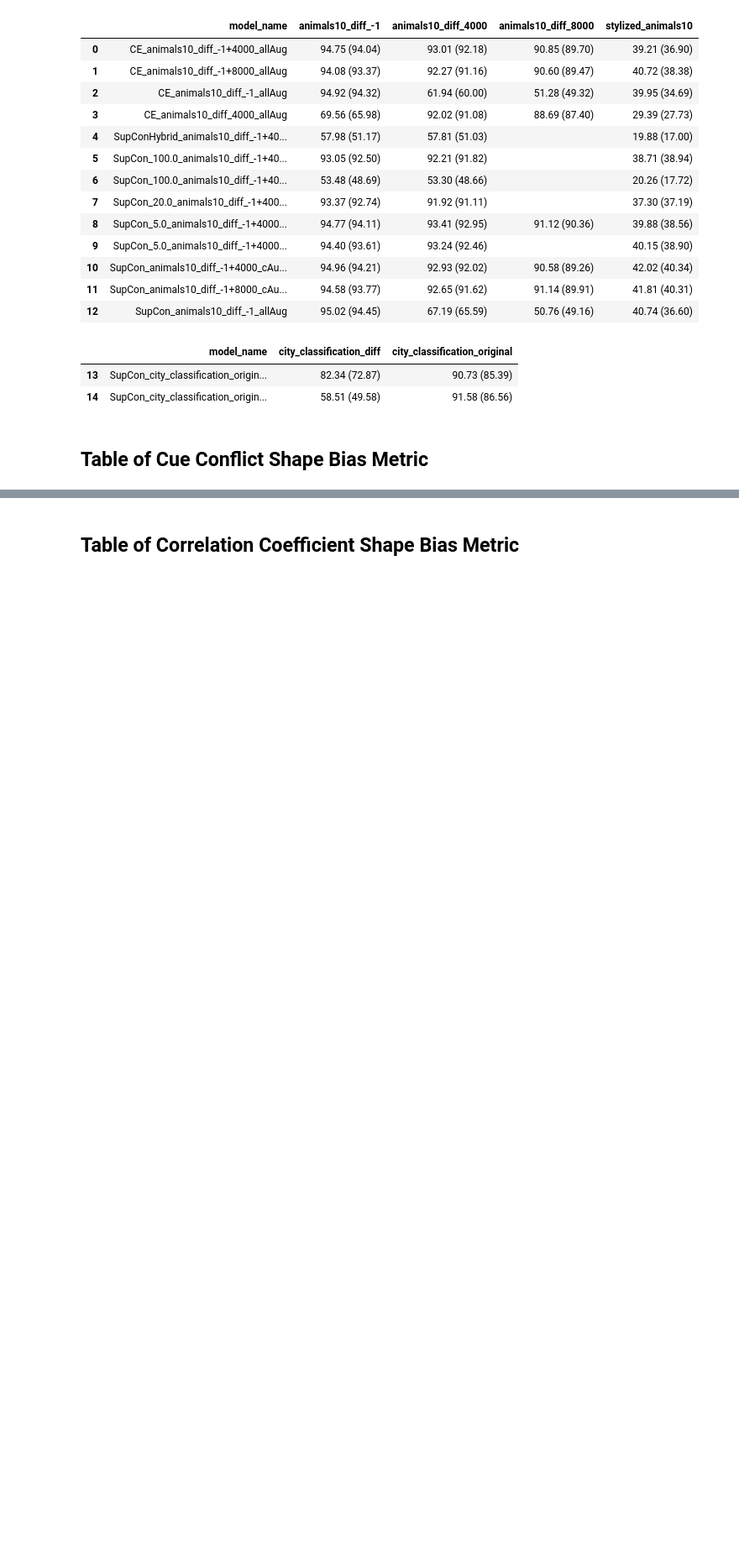
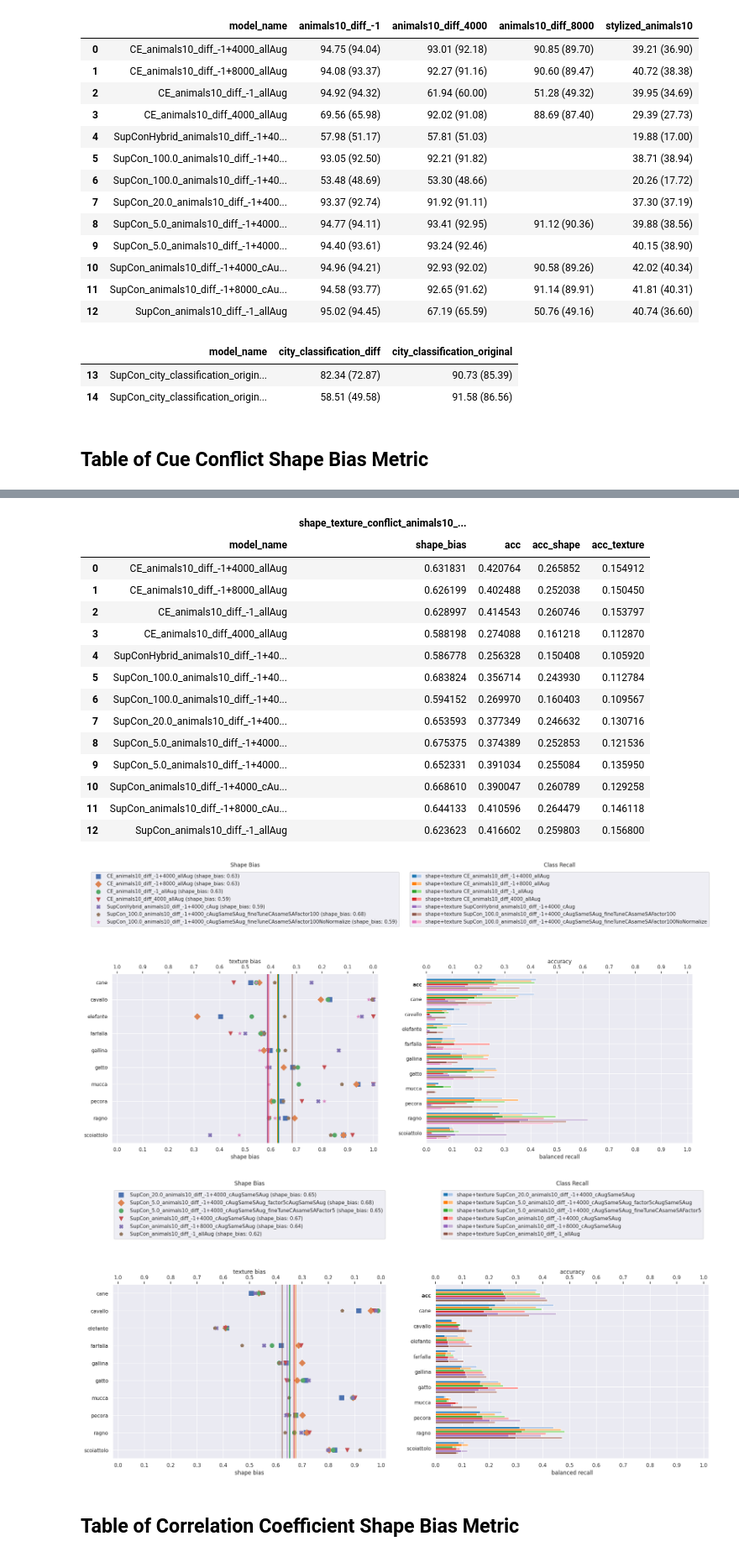
Before and after one commit to Thomas-Gottwald/SupContrastShape, a Jupyter notebook: validation_compile_results.ipynb, the cells around one changed output, grey strips where cells are left out. Shown at 84% size. Cells and saved outputs as stored; diff of their text form; code cells hidden in the pictures; blank space fills up the shorter version.

```diff
--- a/validation_compile_results.ipynb
+++ b/validation_compile_results.ipynb
@@ -3,11 +3,14 @@ import os
 import glob
 import numpy as np
 import pandas as pd
+import matplotlib.pyplot as plt
+import seaborn
 
 import util.util_validation as ut_val
 from util.util_logging import load_confusion_matrix
 
 pd.set_option('display.max_columns', None)
+seaborn.set_style("darkgrid")
 # %%
 epoch = "last"
 
@@ -104,11 +107,14 @@ for mn in df_modelNames["model_name"].values:
     cue_conf_paths = glob.glob(os.path.join(path_folder, f"val_{epoch}", "shapeBiasMetrics", "CueConflict", "*", "shape_bias.csv"))
     datasets_bias_all = datasets_bias_all.union([cue_conf_path.split('/')[-2] for cue_conf_path in cue_conf_paths])
 datasets_bias_all = sorted(datasets_bias_all)
+dset_cue_conf_plot_info_dict = dict()
 for dset in datasets_bias_all:
     bias_dict[f"{dset}_sb"] = []
     bias_dict[f"{dset}_acc"] = []
     bias_dict[f"{dset}_acc_s"] = []
     bias_dict[f"{dset}_acc_t"] = []
+
+    dset_cue_conf_plot_info_dict[dset] = [[], dict()]
 
 for mn in df_modelNames["model_name"].values:
     root_model, _ = models_dict[mn]
@@ -116,6 +122,7 @@ for mn in df_modelNames["model_name"].values:
 
     for dset in datasets_bias_all:
         cue_conf_dset_paths = glob.glob(os.path.join(path_folder, f"val_{epoch}", "shapeBiasMetrics", "CueConflict", dset, "shape_bias.csv"))
+        class_cue_conf_dset_paths = glob.glob(os.path.join(path_folder, f"val_{epoch}", "shapeBiasMetrics", "CueConflict", dset, "classes_shape_bias.csv"))
 
         if len(cue_conf_dset_paths) == 1:
             df_bias = pd.read_csv(cue_conf_dset_paths[0], index_col=0)
@@ -124,6 +131,12 @@ for mn in df_modelNames["model_name"].values:
             bias_dict[f"{dset}_acc"].append(acc)
             bias_dict[f"{dset}_acc_s"].append(acc_shape)
             bias_dict[f"{dset}_acc_t"].append(acc_texture)
+
+            if len(class_cue_conf_dset_paths) == 1:
+                df_bias.columns = [mn]
+                df_class_bias = pd.read_csv(class_cue_conf_dset_paths[0], index_col=0)
+                dset_cue_conf_plot_info_dict[dset][0].append(df_bias)
+                dset_cue_conf_plot_info_dict[dset][1][mn] = df_class_bias
         else:
             bias_dict[f"{dset}_sb"].append("")
             bias_dict[f"{dset}_acc"].append("")
@@ -134,5 +147,6 @@ df_bias = pd.DataFrame.from_dict(bias_dict)
 multiIndex_tuples = [("", "model_name")]
 for dset in datasets_bias_all:
     multiIndex_tuples.extend([(dset, "shape_bias"), (dset, "acc"), (dset, "acc_shape"), (dset, "acc_texture")])
+
+    dset_cue_conf_plot_info_dict[dset][0] = pd.concat(dset_cue_conf_plot_info_dict[dset][0], axis=1)
 df_bias.columns = pd.MultiIndex.from_tuples(multiIndex_tuples)
-df_bias.style.background_gradient(subset=datasets_bias_all, axis=None, gmap=df_bias[datasets_bias_all].map(lambda x: np.nan if x == '' else x))
@@ -157,3 +153,54 @@ df_bias.style.background_gradient(subset=datasets_bias_all, axis=None, gmap=df_b
+# %%
+datasets_bias_selected = sorted(set(datasets_bias_all).intersection(["shape_texture_conflict_animals10_many"]))
+
+for dset in datasets_bias_selected:
+    df_biases, class_biasses = dset_cue_conf_plot_info_dict[dset]
+    num_models = len(df_biases.columns)
+
+    if num_models <= 10:
+        fig, axs = plt.subplots(ncols=2, figsize=(12, 5))
+        fig.tight_layout(w_pad=3)
+
+        ut_val.plot_shape_texture_conflict_bias(class_biasses, df_biases, ax=axs[0])
+        ut_val.plot_class_recall_stacked(class_biasses, df_biases, ax=axs[1])
+    else:
+        num_splits = (num_models-1) // 10 + 1
+        size_splits = [num_models // num_splits + (1 if i < num_models % num_splits else 0)  for i in range(num_splits)]
+        model_names = list(df_biases.columns)
+        for i in range(num_splits):
+            start = sum(size_splits[:i])
+            stop = sum(size_splits[:i+1])
+            class_biasses_split = dict()
+            for mn in model_names[start:stop]:
+                class_biasses_split[mn] = class_biasses[mn]
+
+            fig, axs = plt.subplots(ncols=2, figsize=(19, 6))
+            fig.tight_layout(w_pad=6)
+
+            ut_val.plot_shape_texture_conflict_bias(class_biasses_split, df_biases[model_names[start:stop]], ax=axs[0])
+            ut_val.plot_class_recall_stacked(class_biasses_split, df_biases[model_names[start:stop]], ax=axs[1])
+
+
+df_bias.loc[(df_bias[datasets_bias_selected].iloc[:,1:] == "").apply(lambda x: not x.all(), axis=1), [""]+datasets_bias_selected].style.background_gradient(
+    subset=datasets_bias_selected, axis=None, gmap=df_bias[datasets_bias_selected].map(lambda x: np.nan if x == '' else x))
+# %% [output]
+|  |  | shape_texture_conflict_animals10_... |  |  |  |
+|  | model_name | shape_bias | acc | acc_shape | acc_texture |
+| 0 | CE_animals10_diff_-1+4000_allAug | 0.631831 | 0.420764 | 0.265852 | 0.154912 |
+| 1 | CE_animals10_diff_-1+8000_allAug | 0.626199 | 0.402488 | 0.252038 | 0.150450 |
+| 2 | CE_animals10_diff_-1_allAug | 0.628997 | 0.414543 | 0.260746 | 0.153797 |
+| 3 | CE_animals10_diff_4000_allAug | 0.588198 | 0.274088 | 0.161218 | 0.112870 |
+| 4 | SupConHybrid_animals10_diff_-1+40... | 0.586778 | 0.256328 | 0.150408 | 0.105920 |
+| 5 | SupCon_100.0_animals10_diff_-1+40... | 0.683824 | 0.356714 | 0.243930 | 0.112784 |
+| 6 | SupCon_100.0_animals10_diff_-1+40... | 0.594152 | 0.269970 | 0.160403 | 0.109567 |
+| 7 | SupCon_20.0_animals10_diff_-1+400... | 0.653593 | 0.377349 | 0.246632 | 0.130716 |
+| 8 | SupCon_5.0_animals10_diff_-1+4000... | 0.675375 | 0.374389 | 0.252853 | 0.121536 |
+| 9 | SupCon_5.0_animals10_diff_-1+4000... | 0.652331 | 0.391034 | 0.255084 | 0.135950 |
+| 10 | SupCon_animals10_diff_-1+4000_cAu... | 0.668610 | 0.390047 | 0.260789 | 0.129258 |
+| 11 | SupCon_animals10_diff_-1+8000_cAu... | 0.644133 | 0.410596 | 0.264479 | 0.146118 |
+| 12 | SupCon_animals10_diff_-1_allAug | 0.623623 | 0.416602 | 0.259803 | 0.156800 |
+[figure, added]
+[figure, added]
 # %% [markdown]
 ## Table of Correlation Coefficient Shape Bias Metric
 # %%
```
Also changed, not shown: parts of 1 cell of this notebook, 5 other files.
